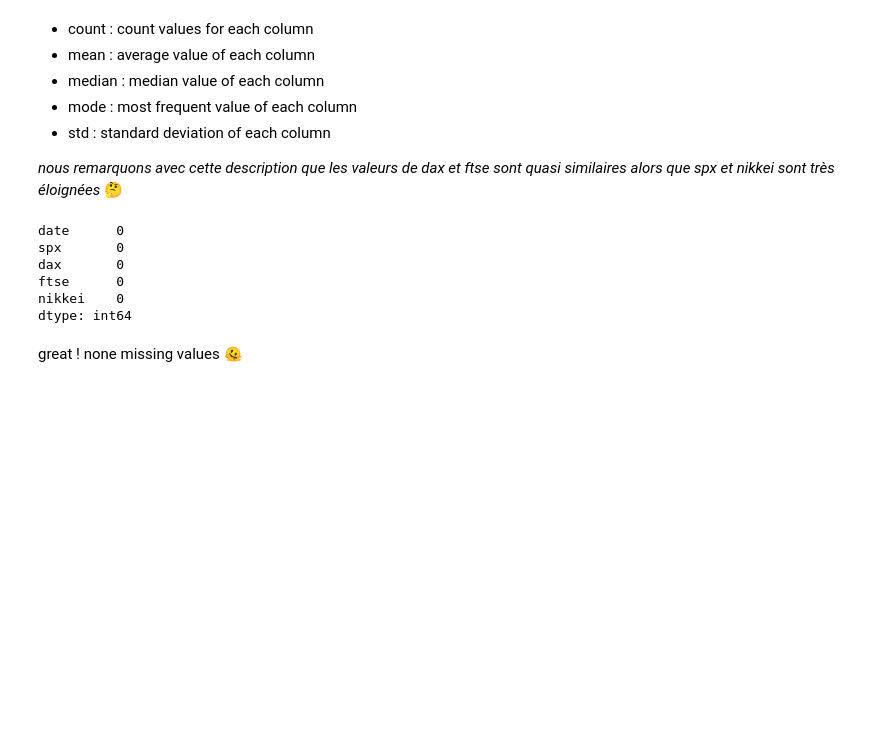
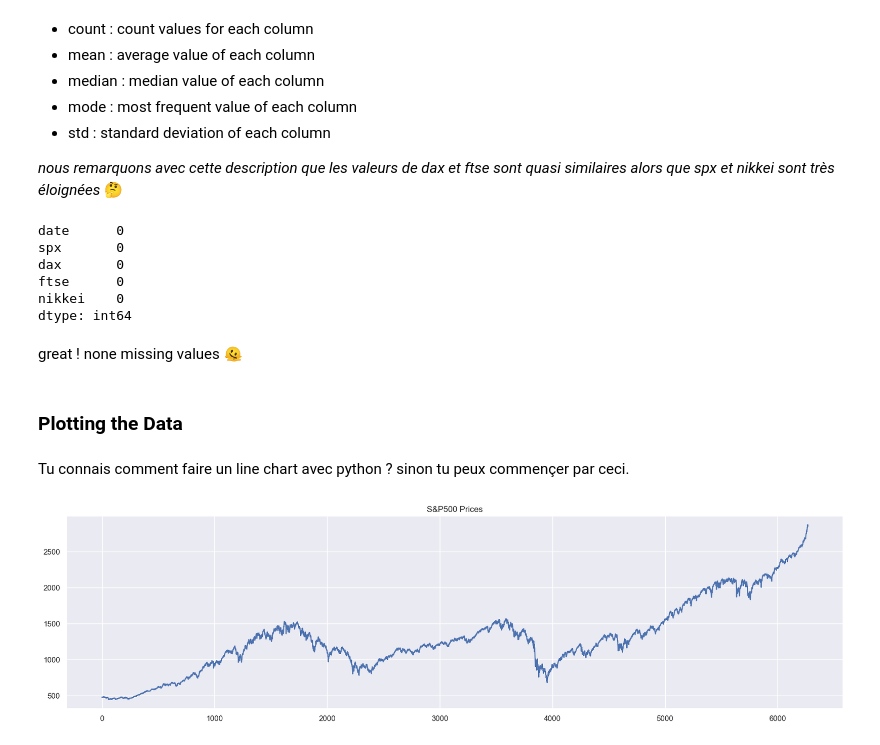
Before and after one commit to Hermann002/Time_series, a Jupyter notebook: notebooks/introduction.ipynb, the cells around one changed output. Cells and saved outputs as stored; diff of their text form; code cells hidden in the pictures; blank space fills up the shorter version.

```diff
--- a/notebooks/introduction.ipynb
+++ b/notebooks/introduction.ipynb
@@ -63,3 +63,5 @@ nikkei    0
 dtype: int64
 # %% [markdown]
 great ! none missing values 🫠
+# %% [markdown]
+### Plotting the Data
@@ -65,0 +71,7 @@ great ! none missing values 🫠
+# %% [markdown]
+Tu connais comment faire un line chart avec python ? sinon tu peux commençer par ceci.
+# %%
+df_comp.spx.plot(figsize=(20,5), title="S&P500 Prices")
+plt.show()
+# %% [output]
+[figure, added]
```
Also changed, not shown: parts of 13 cells of this notebook, 2 other files.
